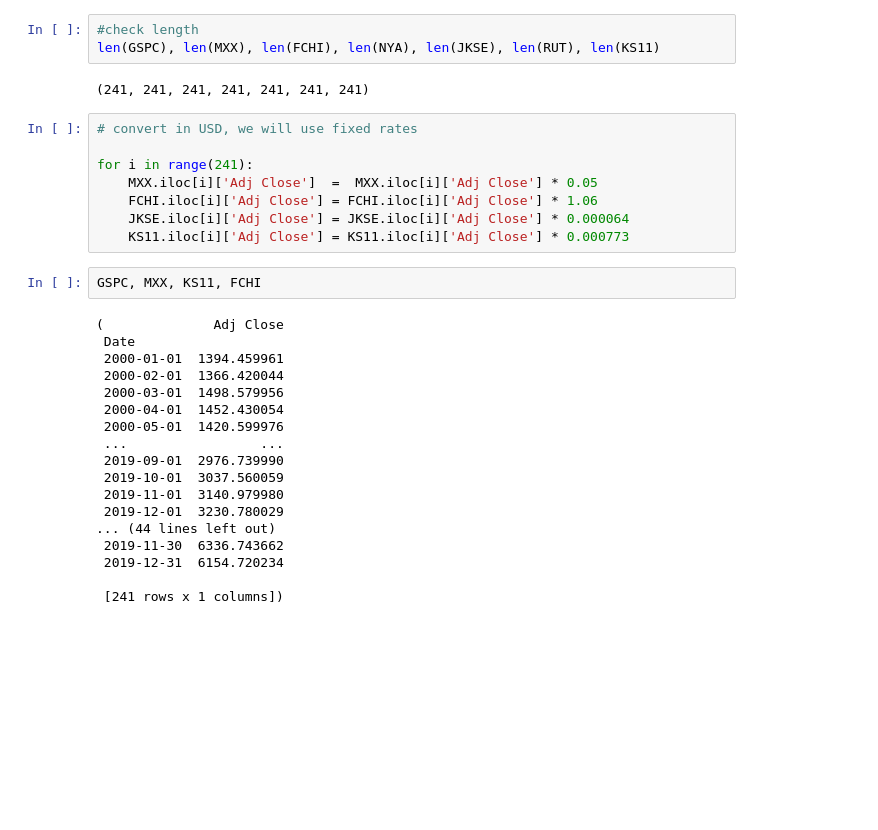
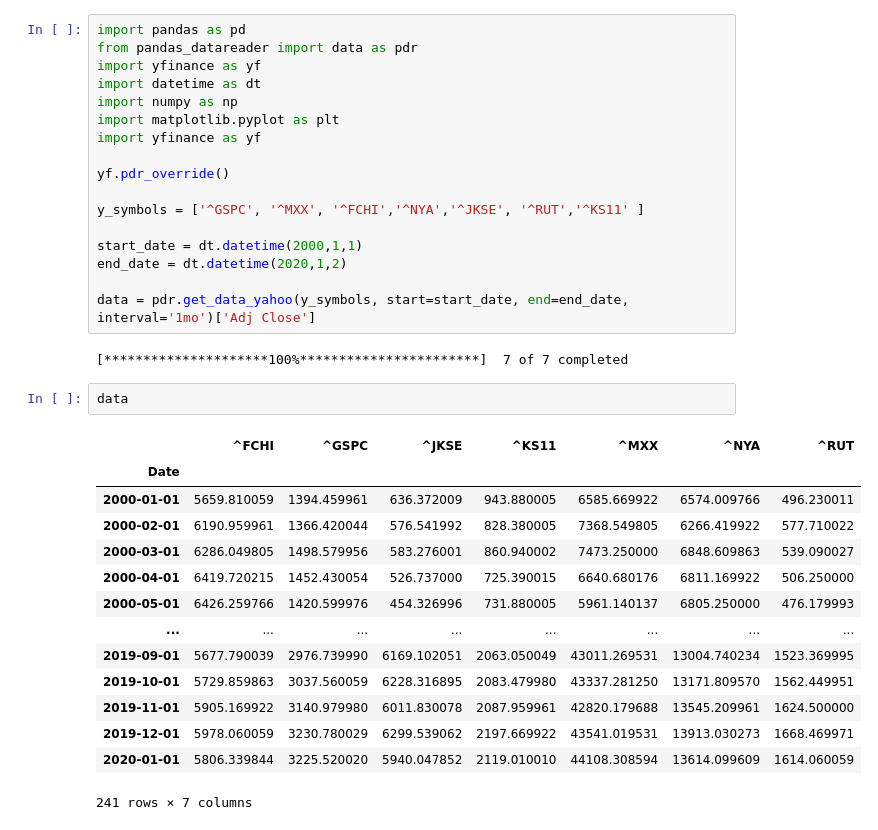
Before and after one commit to mxmws/datafin, a Jupyter notebook: Final_assigment.ipynb, the cells around one changed output. Drawn from its saved outputs; the diff is of its cells as text; blank space fills up the shorter version.

```diff
--- a/Final_assigment.ipynb
+++ b/Final_assigment.ipynb
@@ -18,33 +1,36 @@ KS11 = pd.DataFrame(pdr.get_data_yahoo('^KS11', start_date, end_date, interval='
-# %%
-#check length
-len(GSPC), len(MXX), len(FCHI), len(NYA), len(JKSE), len(RUT), len(KS11)
-# %% [output]
-(241, 241, 241, 241, 241, 241, 241)
-# %%
-# convert in USD, we will use fixed rates
-
-for i in range(241):
-    MXX.iloc[i]['Adj Close']  =  MXX.iloc[i]['Adj Close'] * 0.05
-    FCHI.iloc[i]['Adj Close'] = FCHI.iloc[i]['Adj Close'] * 1.06
-    JKSE.iloc[i]['Adj Close'] = JKSE.iloc[i]['Adj Close'] * 0.000064
-    KS11.iloc[i]['Adj Close'] = KS11.iloc[i]['Adj Close'] * 0.000773
-# %%
-GSPC, MXX, KS11, FCHI
-# %% [output]
-(              Adj Close
- Date
- 2000-01-01  1394.459961
- 2000-02-01  1366.420044
- 2000-03-01  1498.579956
- 2000-04-01  1452.430054
- 2000-05-01  1420.599976
- ...                 ...
- 2019-09-01  2976.739990
- 2019-10-01  3037.560059
- 2019-11-01  3140.979980
- 2019-12-01  3230.780029
-... (44 lines left out)
- 2019-11-30  6336.743662
- 2019-12-31  6154.720234
-
- [241 rows x 1 columns])
+# %%
+import pandas as pd
+from pandas_datareader import data as pdr
+import yfinance as yf
+import datetime as dt
+import numpy as np
+import matplotlib.pyplot as plt
+import yfinance as yf
+
+yf.pdr_override()
+
+y_symbols = ['^GSPC', '^MXX', '^FCHI','^NYA','^JKSE', '^RUT','^KS11' ]
+
+start_date = dt.datetime(2000,1,1)
+end_date = dt.datetime(2020,1,2)
+
+data = pdr.get_data_yahoo(y_symbols, start=start_date, end=end_date, interval='1mo')['Adj Close']
+# %% [output]
+[*********************100%***********************]  7 of 7 completed
+# %%
+data
+# %% [output]
+|  | ^FCHI | ^GSPC | ^JKSE | ^KS11 | ^MXX | ^NYA | ^RUT |
+| Date |  |  |  |  |  |  |  |
+| 2000-01-01 | 5659.810059 | 1394.459961 | 636.372009 | 943.880005 | 6585.669922 | 6574.009766 | 496.230011 |
+| 2000-02-01 | 6190.959961 | 1366.420044 | 576.541992 | 828.380005 | 7368.549805 | 6266.419922 | 577.710022 |
+| 2000-03-01 | 6286.049805 | 1498.579956 | 583.276001 | 860.940002 | 7473.250000 | 6848.609863 | 539.090027 |
+| 2000-04-01 | 6419.720215 | 1452.430054 | 526.737000 | 725.390015 | 6640.680176 | 6811.169922 | 506.250000 |
+| 2000-05-01 | 6426.259766 | 1420.599976 | 454.326996 | 731.880005 | 5961.140137 | 6805.250000 | 476.179993 |
+| ... | ... | ... | ... | ... | ... | ... | ... |
+| 2019-09-01 | 5677.790039 | 2976.739990 | 6169.102051 | 2063.050049 | 43011.269531 | 13004.740234 | 1523.369995 |
+| 2019-10-01 | 5729.859863 | 3037.560059 | 6228.316895 | 2083.479980 | 43337.281250 | 13171.809570 | 1562.449951 |
+| 2019-11-01 | 5905.169922 | 3140.979980 | 6011.830078 | 2087.959961 | 42820.179688 | 13545.209961 | 1624.500000 |
+| 2019-12-01 | 5978.060059 | 3230.780029 | 6299.539062 | 2197.669922 | 43541.019531 | 13913.030273 | 1668.469971 |
+| 2020-01-01 | 5806.339844 | 3225.520020 | 5940.047852 | 2119.010010 | 44108.308594 | 13614.099609 | 1614.060059 |
+241 rows × 7 columns
```
Also changed, not shown: parts of 10 cells of this notebook.
